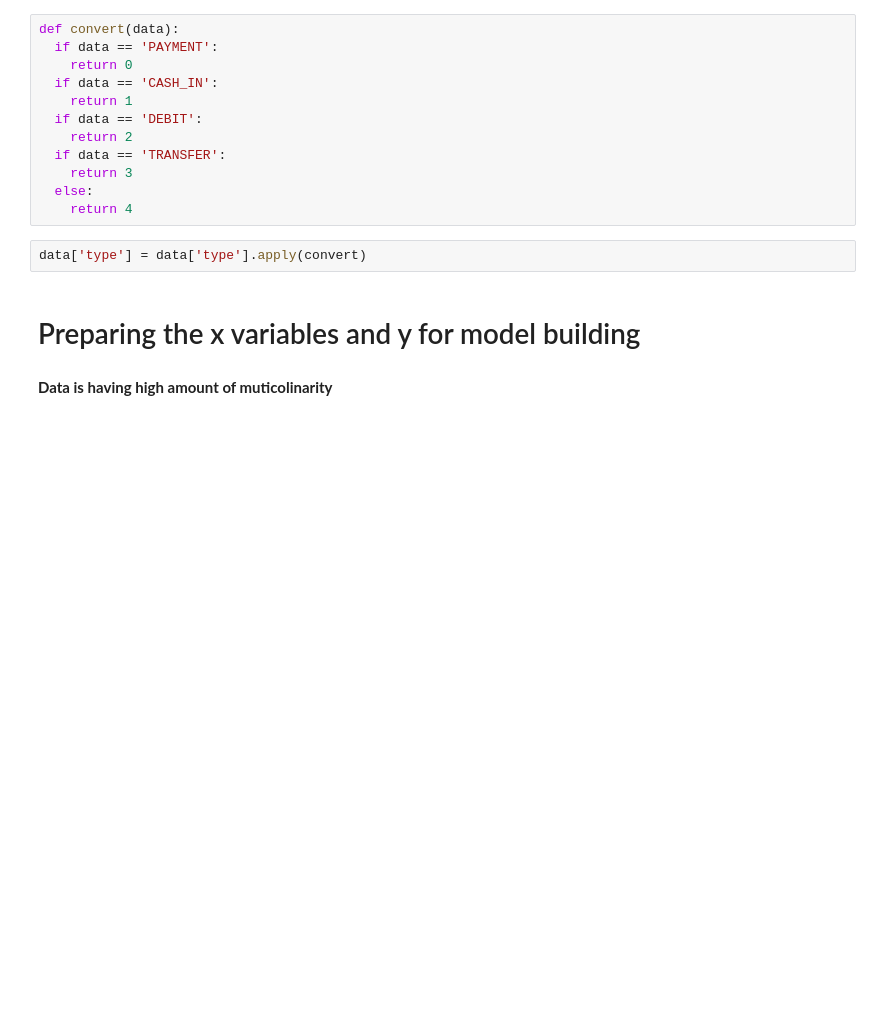
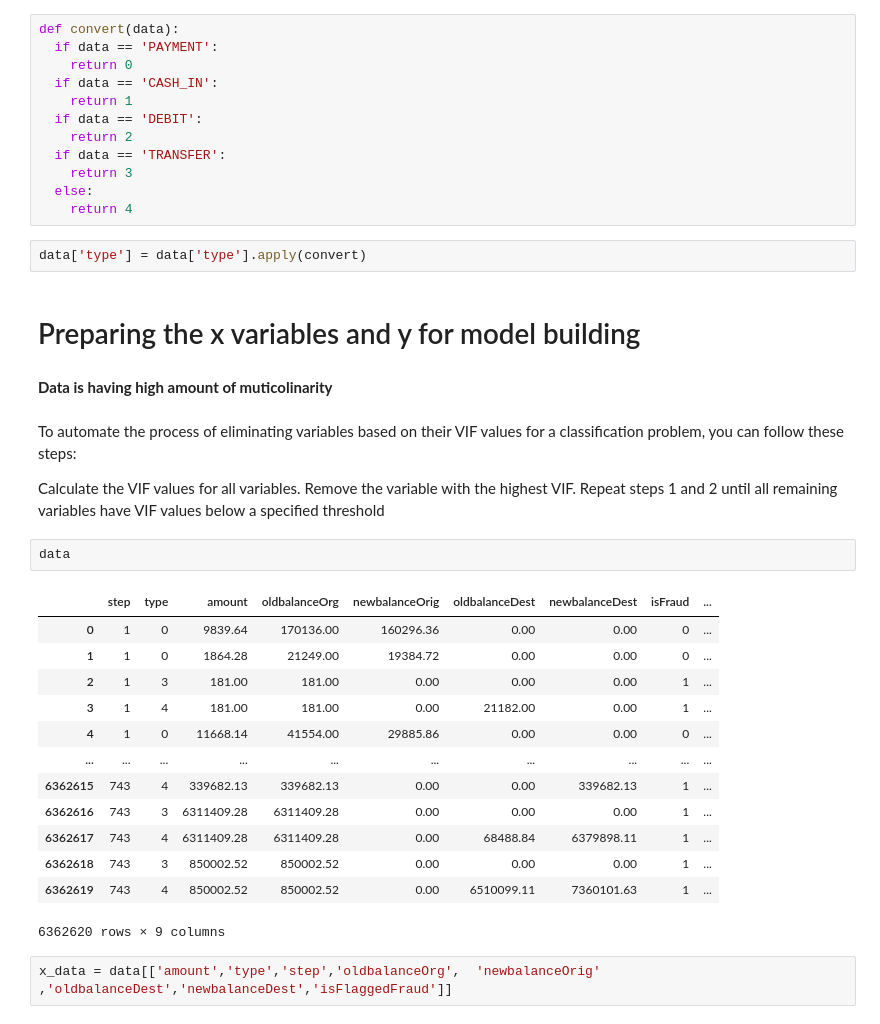
Before and after one commit to jay-D-Deshmukh/Credit-Card-Fraud-Detection, a Jupyter notebook: Fraud.ipynb, the cells around one changed output. Drawn from its saved outputs; the diff is of its cells as text; blank space fills up the shorter version.

```diff
--- a/Fraud.ipynb
+++ b/Fraud.ipynb
@@ -389,3 +396,28 @@ data['type'] = data['type'].apply(convert)
 # Preparing the x variables and y for model building
 # %% [markdown]
 **Data is having high amount of muticolinarity**
+# %% [markdown]
+
+To automate the process of eliminating variables based on their VIF values for a classification problem, you can follow these steps:
+
+Calculate the VIF values for all variables.
+Remove the variable with the highest VIF.
+Repeat steps 1 and 2 until all remaining variables have VIF values below a specified threshold
+# %%
+data
+# %% [output]
+|  | step | type | amount | oldbalanceOrg | newbalanceOrig | oldbalanceDest | newbalanceDest | isFraud | ... |
+| 0 | 1 | 0 | 9839.64 | 170136.00 | 160296.36 | 0.00 | 0.00 | 0 | ... |
+| 1 | 1 | 0 | 1864.28 | 21249.00 | 19384.72 | 0.00 | 0.00 | 0 | ... |
+| 2 | 1 | 3 | 181.00 | 181.00 | 0.00 | 0.00 | 0.00 | 1 | ... |
+| 3 | 1 | 4 | 181.00 | 181.00 | 0.00 | 21182.00 | 0.00 | 1 | ... |
+| 4 | 1 | 0 | 11668.14 | 41554.00 | 29885.86 | 0.00 | 0.00 | 0 | ... |
+| ... | ... | ... | ... | ... | ... | ... | ... | ... | ... |
+| 6362615 | 743 | 4 | 339682.13 | 339682.13 | 0.00 | 0.00 | 339682.13 | 1 | ... |
+| 6362616 | 743 | 3 | 6311409.28 | 6311409.28 | 0.00 | 0.00 | 0.00 | 1 | ... |
+| 6362617 | 743 | 4 | 6311409.28 | 6311409.28 | 0.00 | 68488.84 | 6379898.11 | 1 | ... |
+| 6362618 | 743 | 3 | 850002.52 | 850002.52 | 0.00 | 0.00 | 0.00 | 1 | ... |
+| 6362619 | 743 | 4 | 850002.52 | 850002.52 | 0.00 | 6510099.11 | 7360101.63 | 1 | ... |
+6362620 rows × 9 columns
+# %%
+x_data = data[['amount','type','step','oldbalanceOrg',	'newbalanceOrig'	,'oldbalanceDest','newbalanceDest','isFlaggedFraud']]
```
Also changed, not shown: parts of 10 cells of this notebook.
